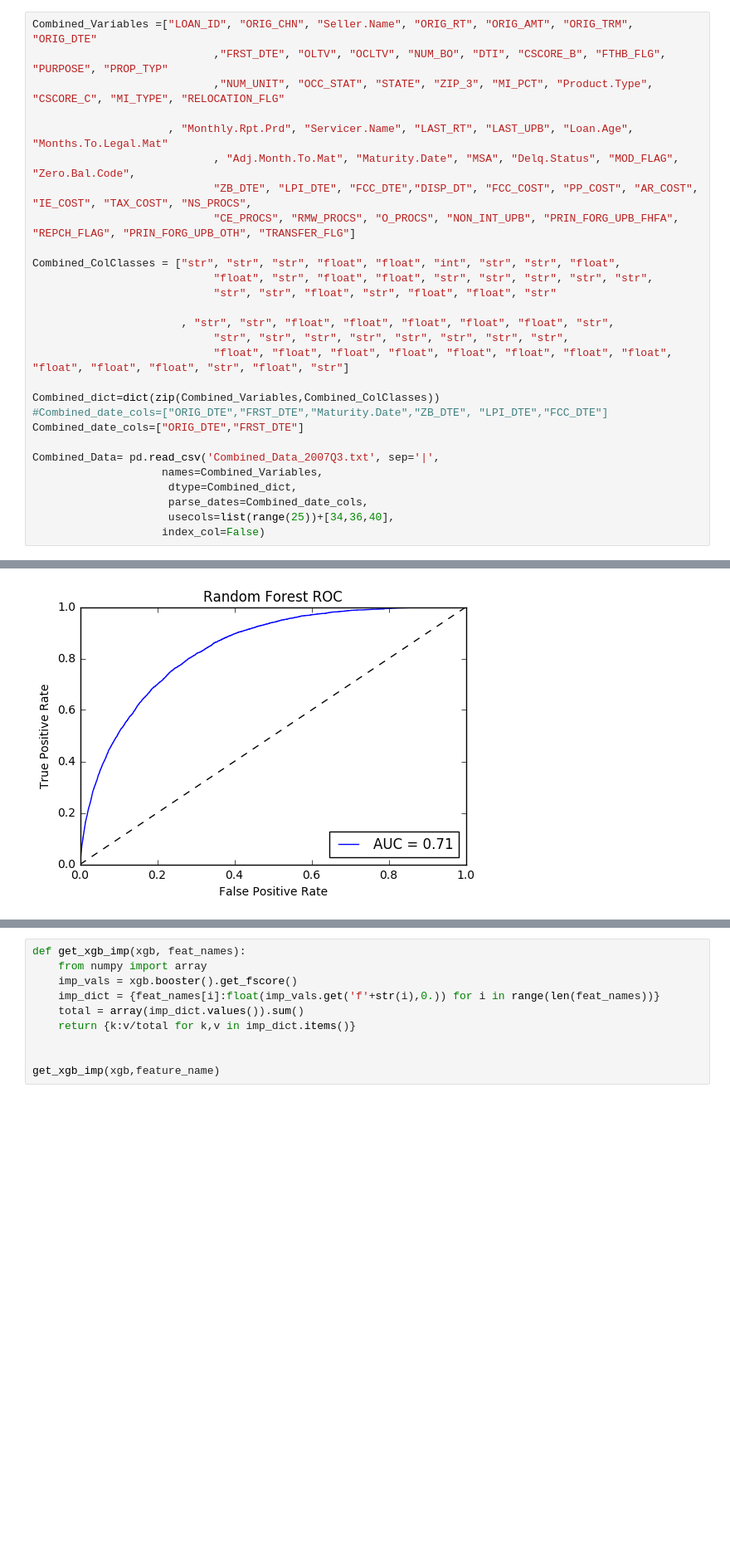
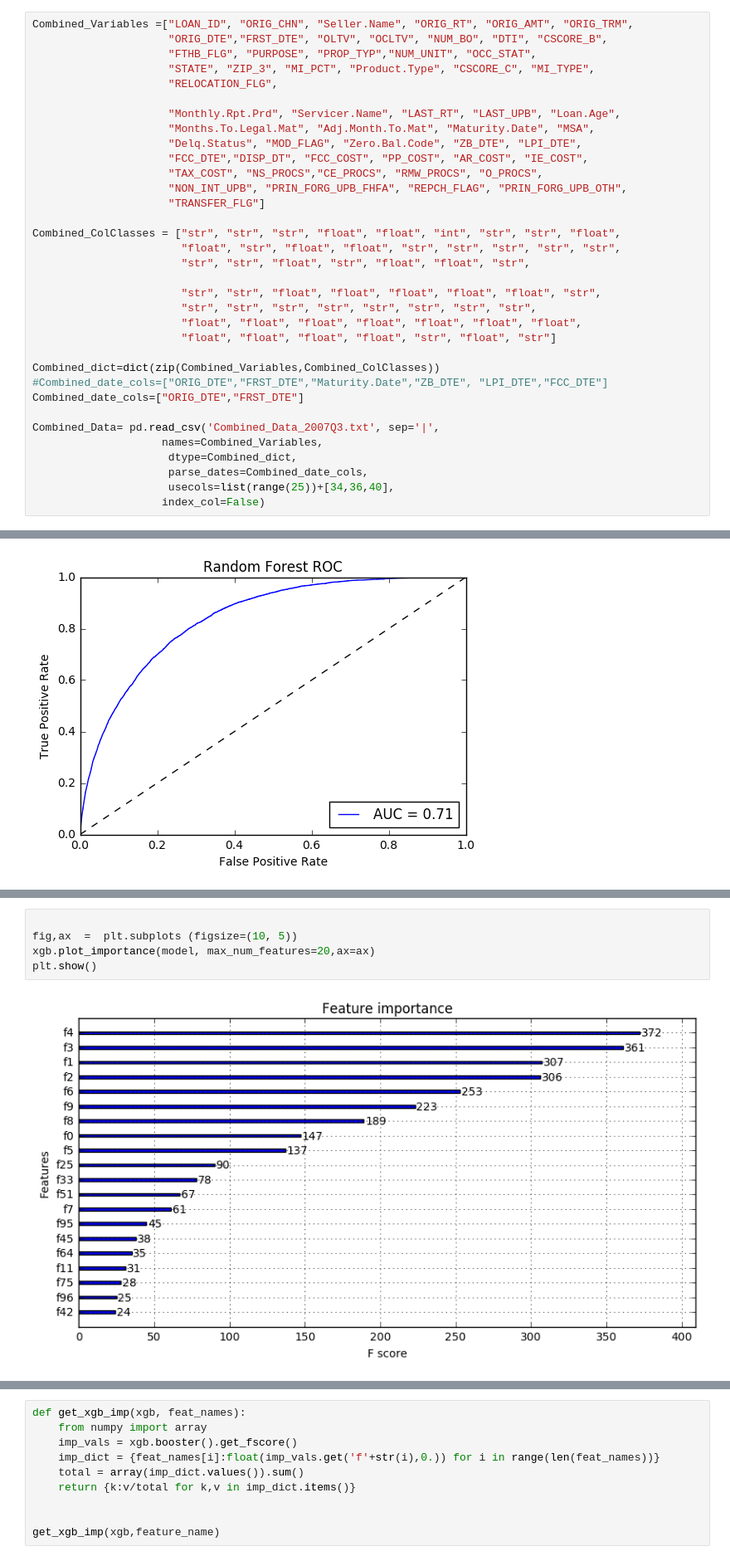
Before and after one commit to ferrarisf50/Fannie-Mae-single-family-mortgage-loan-data, a Jupyter notebook: Predict_default.ipynb, the cells around one changed output, grey strips where cells are left out. Shown at 83% size. Saved outputs shown, nothing was run; the diff lists cells and outputs as text; blank space fills up the shorter version.

```diff
--- a/Predict_default.ipynb
+++ b/Predict_default.ipynb
@@ -91,22 +91,28 @@ Combined_Data.to_csv("Combined_Data_2007Q3.txt",sep='|',index=False,header=False
 # %% [markdown]
 Let's read the Combined_Data_2007Q3.txt again assumed you've open a new notebook. This time we can exclude some variables originally from the performance data set which are not relevant to origination and the loan result. I only import Delq.Status, DISP_DT, Zero.Bal.Code (ZB) from the performance data set. The Combined_Data has 314603 loans and 24 variables.
 # %%
-Combined_Variables =["LOAN_ID", "ORIG_CHN", "Seller.Name", "ORIG_RT", "ORIG_AMT", "ORIG_TRM", "ORIG_DTE"
-                            ,"FRST_DTE", "OLTV", "OCLTV", "NUM_BO", "DTI", "CSCORE_B", "FTHB_FLG", "PURPOSE", "PROP_TYP"
-                            ,"NUM_UNIT", "OCC_STAT", "STATE", "ZIP_3", "MI_PCT", "Product.Type", "CSCORE_C", "MI_TYPE", "RELOCATION_FLG"
+Combined_Variables =["LOAN_ID", "ORIG_CHN", "Seller.Name", "ORIG_RT", "ORIG_AMT", "ORIG_TRM",
+                     "ORIG_DTE","FRST_DTE", "OLTV", "OCLTV", "NUM_BO", "DTI", "CSCORE_B",
+                     "FTHB_FLG", "PURPOSE", "PROP_TYP","NUM_UNIT", "OCC_STAT",
+                     "STATE", "ZIP_3", "MI_PCT", "Product.Type", "CSCORE_C", "MI_TYPE",
+                     "RELOCATION_FLG",
 
-                     , "Monthly.Rpt.Prd", "Servicer.Name", "LAST_RT", "LAST_UPB", "Loan.Age", "Months.To.Legal.Mat"
-                            , "Adj.Month.To.Mat", "Maturity.Date", "MSA", "Delq.Status", "MOD_FLAG", "Zero.Bal.Code",
-                            "ZB_DTE", "LPI_DTE", "FCC_DTE","DISP_DT", "FCC_COST", "PP_COST", "AR_COST", "IE_COST", "TAX_COST", "NS_PROCS",
-                            "CE_PROCS", "RMW_PROCS", "O_PROCS", "NON_INT_UPB", "PRIN_FORG_UPB_FHFA", "REPCH_FLAG", "PRIN_FORG_UPB_OTH", "TRANSFER_FLG"]
+                     "Monthly.Rpt.Prd", "Servicer.Name", "LAST_RT", "LAST_UPB", "Loan.Age",
+                     "Months.To.Legal.Mat", "Adj.Month.To.Mat", "Maturity.Date", "MSA",
+                     "Delq.Status", "MOD_FLAG", "Zero.Bal.Code", "ZB_DTE", "LPI_DTE",
+                     "FCC_DTE","DISP_DT", "FCC_COST", "PP_COST", "AR_COST", "IE_COST",
+                     "TAX_COST", "NS_PROCS","CE_PROCS", "RMW_PROCS", "O_PROCS",
+                     "NON_INT_UPB", "PRIN_FORG_UPB_FHFA", "REPCH_FLAG", "PRIN_FORG_UPB_OTH",
+                     "TRANSFER_FLG"]
 
 Combined_ColClasses = ["str", "str", "str", "float", "float", "int", "str", "str", "float",
-                            "float", "str", "float", "float", "str", "str", "str", "str", "str",
-                            "str", "str", "float", "str", "float", "float", "str"
+                       "float", "str", "float", "float", "str", "str", "str", "str", "str",
+                       "str", "str", "float", "str", "float", "float", "str",
 
-                       , "str", "str", "float", "float", "float", "float", "float", "str",
-                            "str", "str", "str", "str", "str", "str", "str", "str",
-                            "float", "float", "float", "float", "float", "float", "float", "float", "float", "float", "float", "str", "float", "str"]
+                       "str", "str", "float", "float", "float", "float", "float", "str",
+                       "str", "str", "str", "str", "str", "str", "str", "str",
+                       "float", "float", "float", "float", "float", "float", "float",
+                       "float", "float", "float", "float", "str", "float", "str"]
 
 Combined_dict=dict(zip(Combined_Variables,Combined_ColClasses))
 #Combined_date_cols=["ORIG_DTE","FRST_DTE","Maturity.Date","ZB_DTE", "LPI_DTE","FCC_DTE"]
@@ -595,0 +618,7 @@ TypeError: 'str' object is not callable
+# %%
+
+fig,ax  =  plt.subplots (figsize=(10, 5))
+xgb.plot_importance(model, max_num_features=20,ax=ax)
+plt.show()
+# %% [output]
+[figure, added]
```
Also changed, not shown: parts of 12 cells of this notebook.
